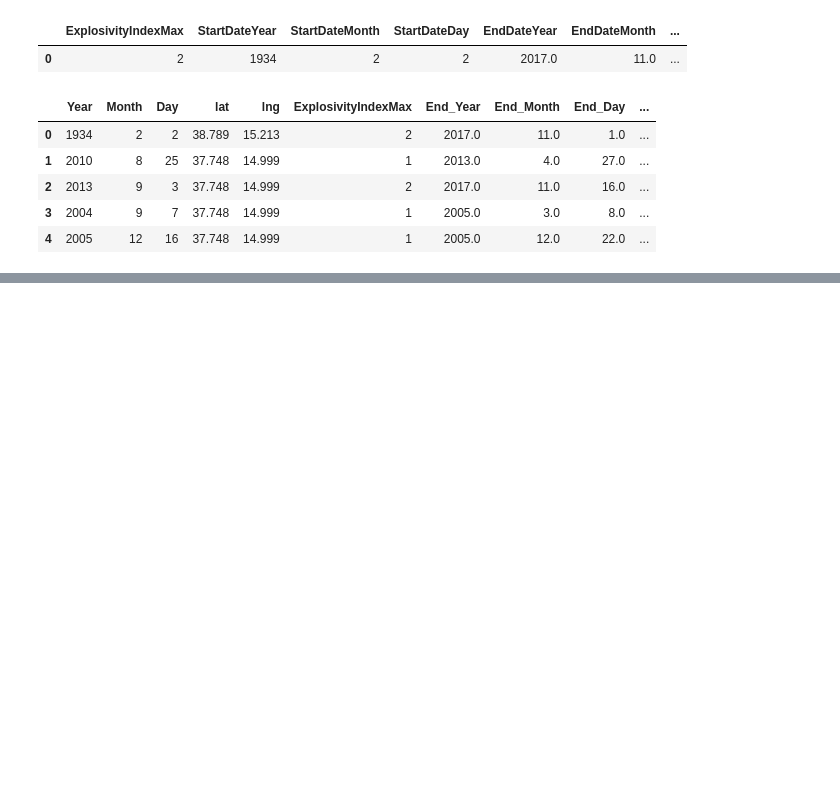
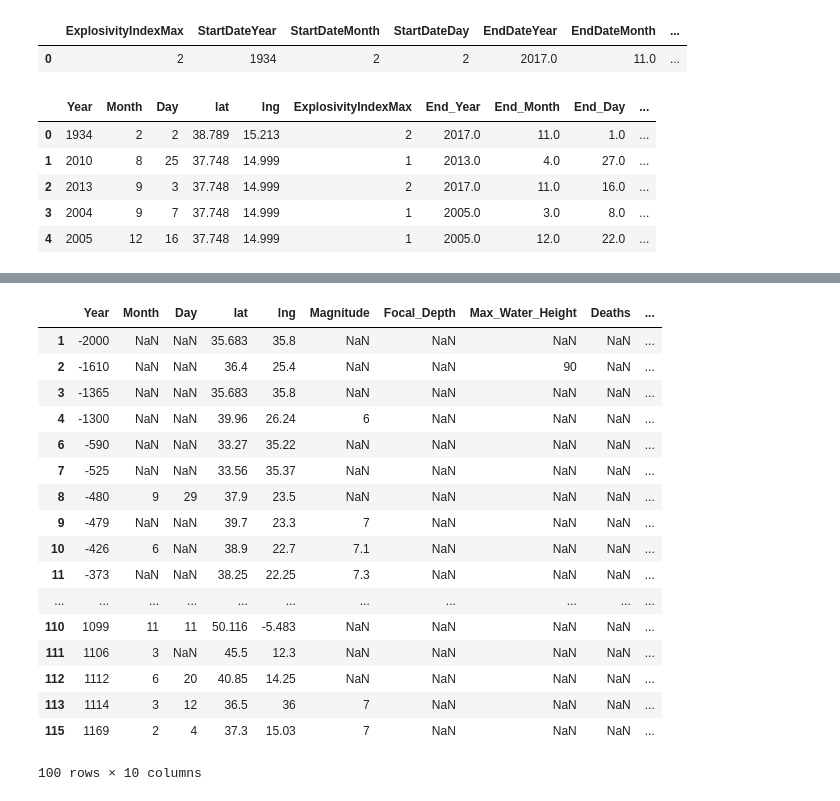
Before and after one commit to smitamisra/StrikingRobo_Earthquakes, a Jupyter notebook: MR_DQ3_2.ipynb, the cells around one changed output, grey strips where cells are left out. Drawn from its saved outputs; the diff is of its cells as text; code cells hidden in the pictures; blank space fills up the shorter version.

```diff
--- a/MR_DQ3_2.ipynb
+++ b/MR_DQ3_2.ipynb
@@ -308,0 +330,23 @@ tsunamis_2.head(1)
+# %%
+tsunamis_3 = tsunamis_2.drop(tsunamis_2[tsunamis_2["lat"].isnull()].index)
+# %%
+tsunamis_3.head(100)
+# %% [output]
+|  | Year | Month | Day | lat | lng | Magnitude | Focal_Depth | Max_Water_Height | Deaths | ... |
+| 1 | -2000 | NaN | NaN | 35.683 | 35.8 | NaN | NaN | NaN | NaN | ... |
+| 2 | -1610 | NaN | NaN | 36.4 | 25.4 | NaN | NaN | 90 | NaN | ... |
+| 3 | -1365 | NaN | NaN | 35.683 | 35.8 | NaN | NaN | NaN | NaN | ... |
+| 4 | -1300 | NaN | NaN | 39.96 | 26.24 | 6 | NaN | NaN | NaN | ... |
+| 6 | -590 | NaN | NaN | 33.27 | 35.22 | NaN | NaN | NaN | NaN | ... |
+| 7 | -525 | NaN | NaN | 33.56 | 35.37 | NaN | NaN | NaN | NaN | ... |
+| 8 | -480 | 9 | 29 | 37.9 | 23.5 | NaN | NaN | NaN | NaN | ... |
+| 9 | -479 | NaN | NaN | 39.7 | 23.3 | 7 | NaN | NaN | NaN | ... |
+| 10 | -426 | 6 | NaN | 38.9 | 22.7 | 7.1 | NaN | NaN | NaN | ... |
+| 11 | -373 | NaN | NaN | 38.25 | 22.25 | 7.3 | NaN | NaN | NaN | ... |
+| ... | ... | ... | ... | ... | ... | ... | ... | ... | ... | ... |
+| 110 | 1099 | 11 | 11 | 50.116 | -5.483 | NaN | NaN | NaN | NaN | ... |
+| 111 | 1106 | 3 | NaN | 45.5 | 12.3 | NaN | NaN | NaN | NaN | ... |
+| 112 | 1112 | 6 | 20 | 40.85 | 14.25 | NaN | NaN | NaN | NaN | ... |
+| 113 | 1114 | 3 | 12 | 36.5 | 36 | 7 | NaN | NaN | NaN | ... |
+| 115 | 1169 | 2 | 4 | 37.3 | 15.03 | 7 | NaN | NaN | NaN | ... |
+100 rows × 10 columns
```
Also changed, not shown: parts of 4 cells of this notebook, 3 other files.
